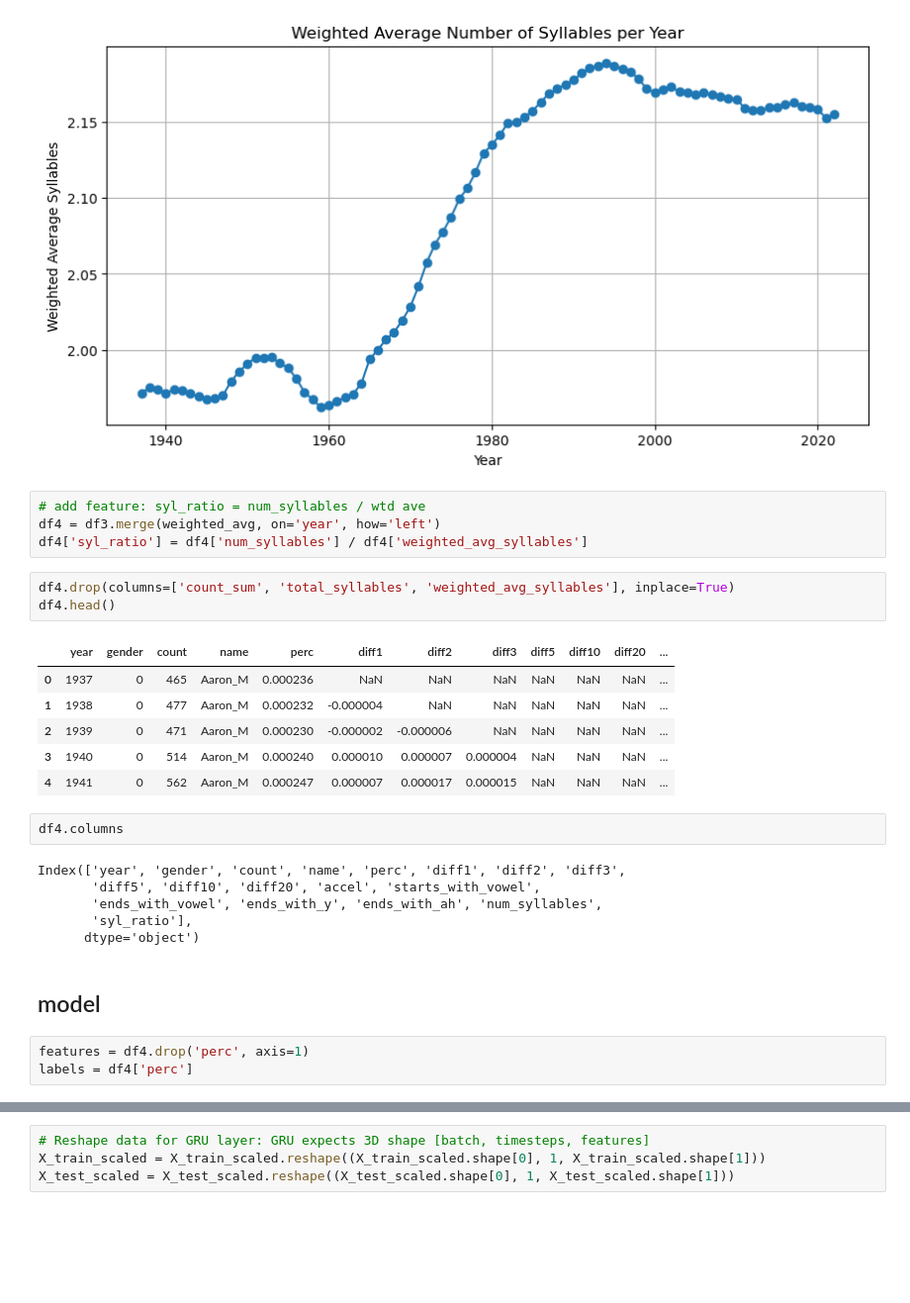
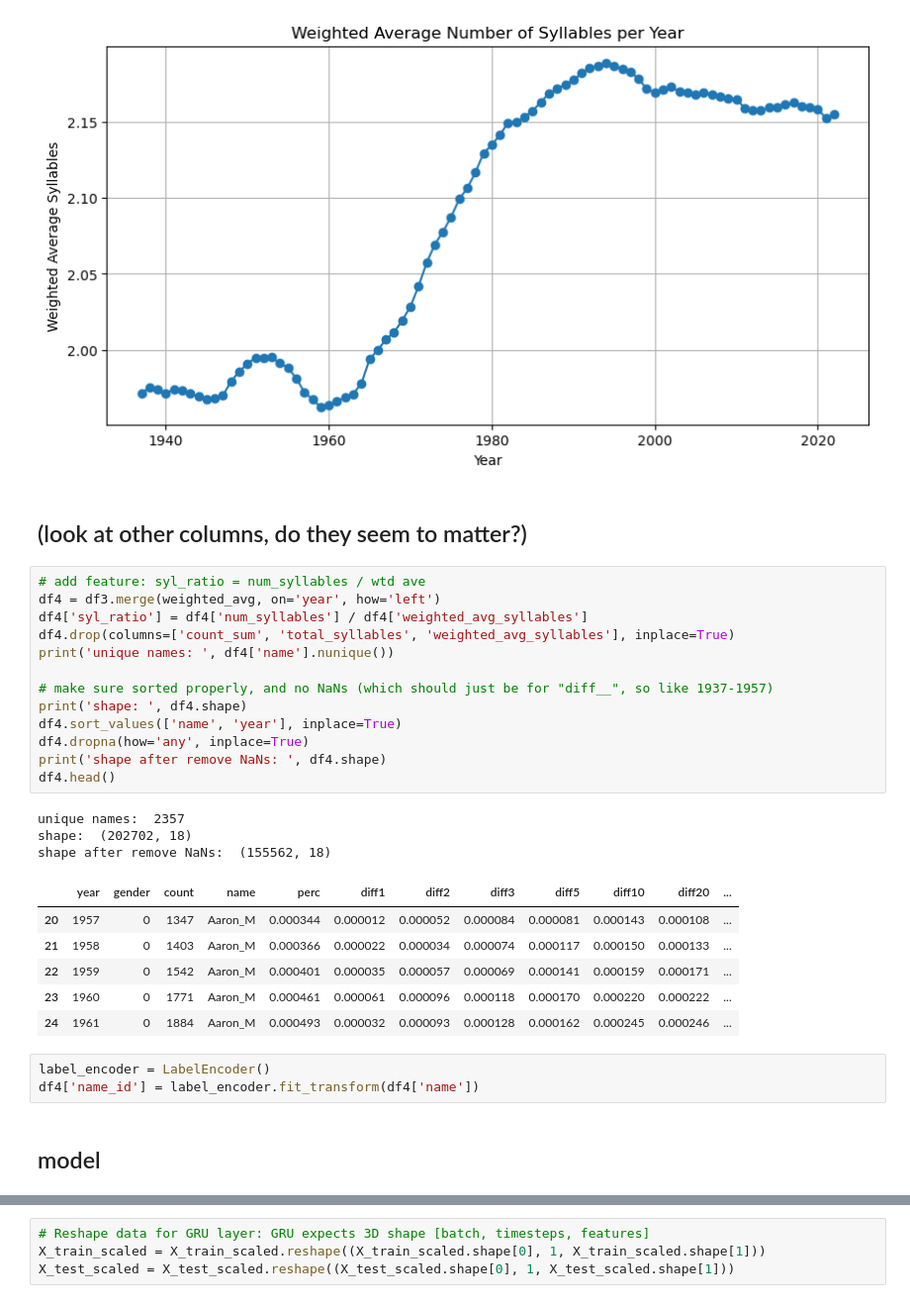
Before and after one commit to paulsch1/capstone, a Jupyter notebook: cap9f_NN_with_added_features.ipynb, the cells around one changed output, grey strips where cells are left out. Shown at 99% size. Drawn from its saved outputs; the diff is of its cells as text; blank space fills up the shorter version.

```diff
--- a/cap9f_NN_with_added_features.ipynb
+++ b/cap9f_NN_with_added_features.ipynb
@@ -125,30 +136,33 @@ plt.grid(True)
 plt.show()
 # %% [output]
 [figure]
+# %% [markdown]
+## (look at other columns, do they seem to matter?)
 # %%
 # add feature: syl_ratio = num_syllables / wtd ave
 df4 = df3.merge(weighted_avg, on='year', how='left')
 df4['syl_ratio'] = df4['num_syllables'] / df4['weighted_avg_syllables']
+df4.drop(columns=['count_sum', 'total_syllables', 'weighted_avg_syllables'], inplace=True)
+print('unique names: ', df4['name'].nunique())
+
+# make sure sorted properly, and no NaNs (which should just be for "diff__", so like 1937-1957)
+print('shape: ', df4.shape)
+df4.sort_values(['name', 'year'], inplace=True)
+df4.dropna(how='any', inplace=True)
+print('shape after remove NaNs: ', df4.shape)
+df4.head()
+# %% [output]
+unique names:  2357
+shape:  (202702, 18)
+shape after remove NaNs:  (155562, 18)
+|  | year | gender | count | name | perc | diff1 | diff2 | diff3 | diff5 | diff10 | diff20 | ... |
+| 20 | 1957 | 0 | 1347 | Aaron_M | 0.000344 | 0.000012 | 0.000052 | 0.000084 | 0.000081 | 0.000143 | 0.000108 | ... |
+| 21 | 1958 | 0 | 1403 | Aaron_M | 0.000366 | 0.000022 | 0.000034 | 0.000074 | 0.000117 | 0.000150 | 0.000133 | ... |
+| 22 | 1959 | 0 | 1542 | Aaron_M | 0.000401 | 0.000035 | 0.000057 | 0.000069 | 0.000141 | 0.000159 | 0.000171 | ... |
+| 23 | 1960 | 0 | 1771 | Aaron_M | 0.000461 | 0.000061 | 0.000096 | 0.000118 | 0.000170 | 0.000220 | 0.000222 | ... |
+| 24 | 1961 | 0 | 1884 | Aaron_M | 0.000493 | 0.000032 | 0.000093 | 0.000128 | 0.000162 | 0.000245 | 0.000246 | ... |
-# %%
-df4.drop(columns=['count_sum', 'total_syllables', 'weighted_avg_syllables'], inplace=True)
-df4.head()
-# %% [output]
-|  | year | gender | count | name | perc | diff1 | diff2 | diff3 | diff5 | diff10 | diff20 | ... |
-| 0 | 1937 | 0 | 465 | Aaron_M | 0.000236 | NaN | NaN | NaN | NaN | NaN | NaN | ... |
-| 1 | 1938 | 0 | 477 | Aaron_M | 0.000232 | -0.000004 | NaN | NaN | NaN | NaN | NaN | ... |
-| 2 | 1939 | 0 | 471 | Aaron_M | 0.000230 | -0.000002 | -0.000006 | NaN | NaN | NaN | NaN | ... |
-| 3 | 1940 | 0 | 514 | Aaron_M | 0.000240 | 0.000010 | 0.000007 | 0.000004 | NaN | NaN | NaN | ... |
-| 4 | 1941 | 0 | 562 | Aaron_M | 0.000247 | 0.000007 | 0.000017 | 0.000015 | NaN | NaN | NaN | ... |
-# %%
-df4.columns
-# %% [output]
-Index(['year', 'gender', 'count', 'name', 'perc', 'diff1', 'diff2', 'diff3',
-       'diff5', 'diff10', 'diff20', 'accel', 'starts_with_vowel',
-       'ends_with_vowel', 'ends_with_y', 'ends_with_ah', 'num_syllables',
-       'syl_ratio'],
-      dtype='object')
+# %%
+label_encoder = LabelEncoder()
+df4['name_id'] = label_encoder.fit_transform(df4['name'])
 # %% [markdown]
 ## model
-# %%
-features = df4.drop('perc', axis=1)
-labels = df4['perc']
```
Also changed, not shown: parts of 21 cells of this notebook, 5 other files.
